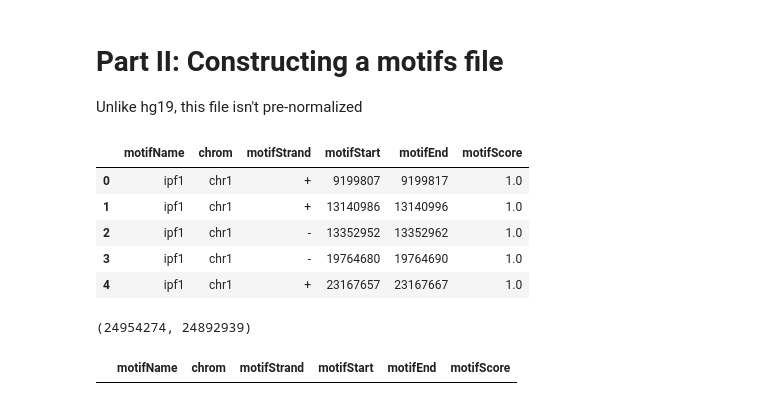
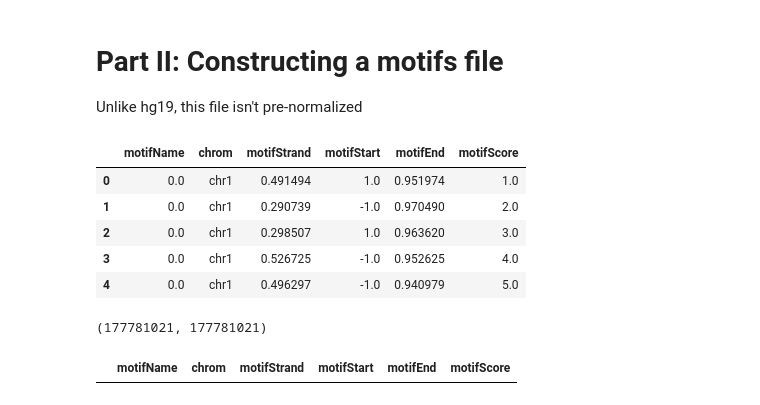
Before and after one commit to fraenkel-lab/GarNet, a Jupyter notebook: example/Construct_mm10_GarNet_File.ipynb, the cells around one changed output. Saved outputs shown, nothing was run; the diff lists cells and outputs as text; code cells hidden in the pictures.

```diff
--- a/example/Construct_mm10_GarNet_File.ipynb
+++ b/example/Construct_mm10_GarNet_File.ipynb
@@ -176,19 +176,20 @@ Unlike hg19, this file isn't pre-normalized
 motifs = parse_motifs_file(motifs_file)
 motifs.head()
 # %%
-motifs = motifs[['motifName', 'chrom', 'motifStrand', 'motifStart', 'motifEnd', 'motifScore']]
+# motifs = motifs[['motifName', 'chrom', 'motifStrand', 'motifStart', 'motifEnd', 'motifScore']]
+motifs = pd.read_csv('../example_data/mm10/motifmap_manageable.tsv', sep='\t')
 motifs.head()
 # %% [output]
 |  | motifName | chrom | motifStrand | motifStart | motifEnd | motifScore |
-| 0 | ipf1 | chr1 | + | 9199807 | 9199817 | 1.0 |
-| 1 | ipf1 | chr1 | + | 13140986 | 13140996 | 1.0 |
-| 2 | ipf1 | chr1 | - | 13352952 | 13352962 | 1.0 |
-| 3 | ipf1 | chr1 | - | 19764680 | 19764690 | 1.0 |
-| 4 | ipf1 | chr1 | + | 23167657 | 23167667 | 1.0 |
+| 0 | 0.0 | chr1 | 0.491494 | 1.0 | 0.951974 | 1.0 |
+| 1 | 0.0 | chr1 | 0.290739 | -1.0 | 0.970490 | 2.0 |
+| 2 | 0.0 | chr1 | 0.298507 | 1.0 | 0.963620 | 3.0 |
+| 3 | 0.0 | chr1 | 0.526725 | -1.0 | 0.952625 | 4.0 |
+| 4 | 0.0 | chr1 | 0.496297 | -1.0 | 0.940979 | 5.0 |
 # %%
 (len(motifs), len(motifs.drop_duplicates()))
 # %% [output]
-(24954274, 24892939)
+(177781021, 177781021)
 # %%
 motifs.drop_duplicates(inplace=True)
 # %%
```
Also changed, not shown: parts of 1 cell of this notebook, 2 other files.
